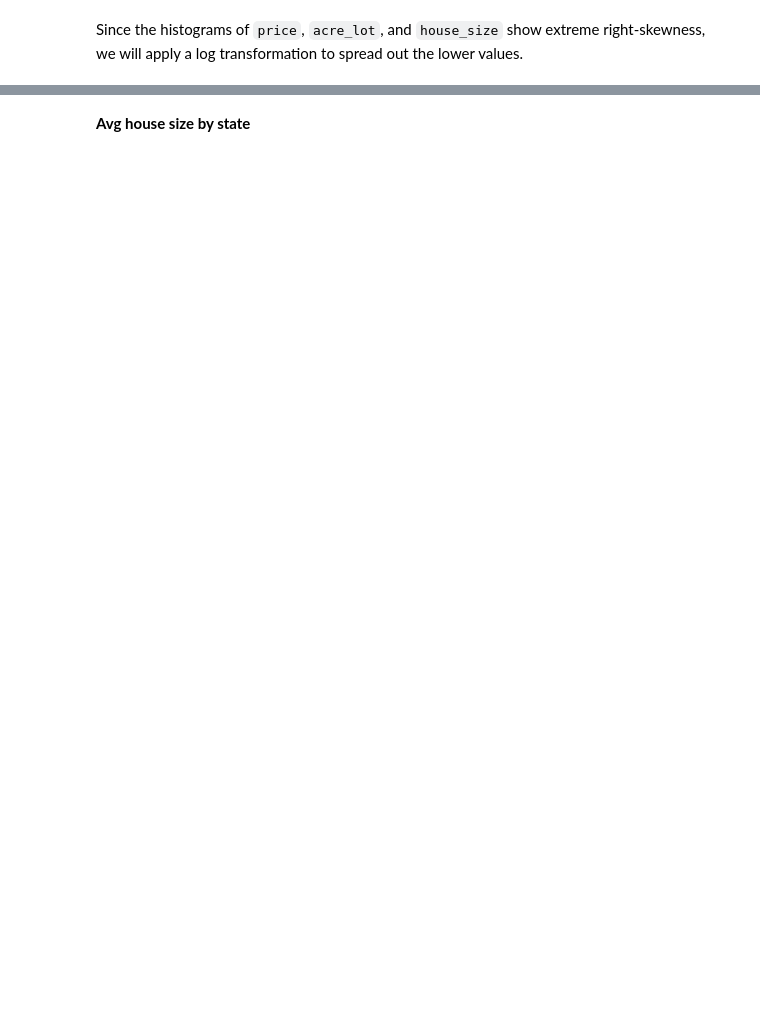
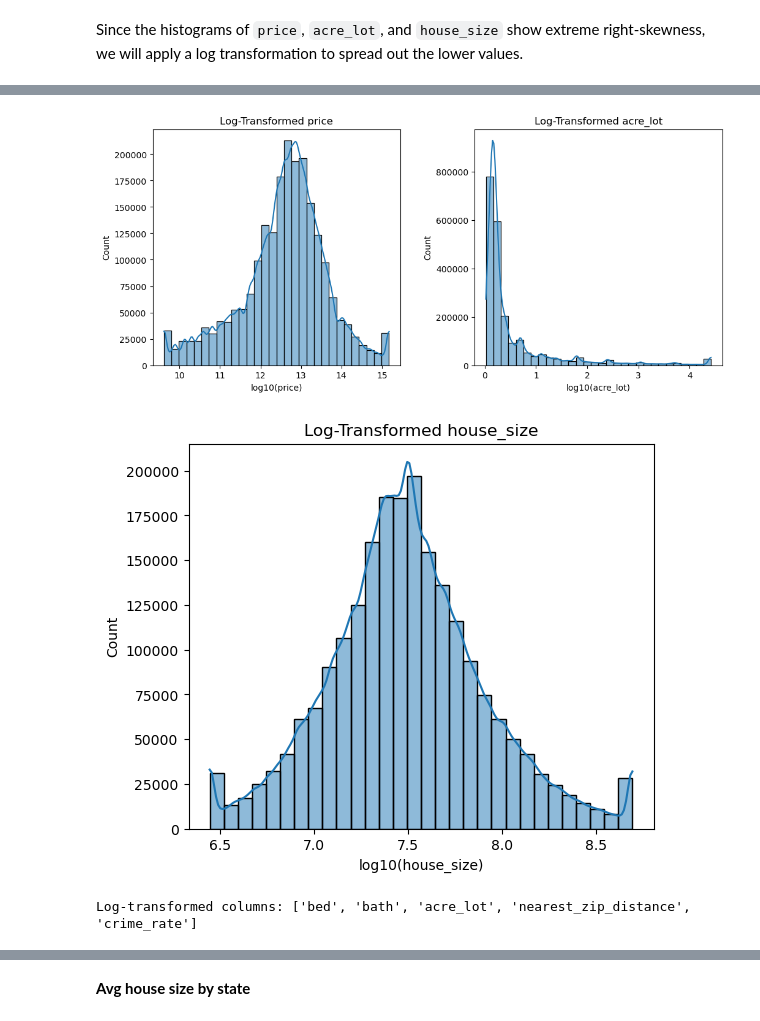
Before and after one commit to SatrunsDream/DSC148-Project, a Jupyter notebook: Case_Study.ipynb, the cells around one changed output, grey strips where cells are left out. Saved outputs shown, nothing was run; the diff lists cells and outputs as text; code cells hidden in the pictures; blank space fills up the shorter version.

```diff
--- a/Case_Study.ipynb
+++ b/Case_Study.ipynb
@@ -1239,0 +1199,35 @@ for i in outlier_list:
+# %%
+# Plotting log-transformed standardized values for 'price' and 'acre_lot'
+fig, axes = plt.subplots(1, 2, figsize=(12, 5))
+fig.subplots_adjust(hspace=0.4, wspace=0.3)
+
+for ax, col in zip(axes.flatten(), ['price', 'acre_lot']):
+    # Plot log-transformed standardized values
+    sns.histplot(data=realtor_data_copy, x=np.log1p(realtor_data_copy[col]), kde=True, bins=30, ax=ax)
+    ax.set_title(f"Log-Transformed {col}")
+    ax.set_xlabel(f"log10({col})")
+
+plt.show()
+
+# Plotting for 'house_size'
+fig, ax = plt.subplots(figsize=(6, 5))
+sns.histplot(data=realtor_data_copy, x=np.log1p(realtor_data_copy['house_size']), kde=True, bins=30)
+ax.set_title("Log-Transformed house_size")
+ax.set_xlabel("log10(house_size)")
+plt.show()
+# %% [output]
+[figure, added]
+[figure, added]
+# %%
+# Ensure only numeric columns are considered
+numeric_cols = realtor_data.select_dtypes(include=['number']).columns
+
+# Compute skewness only for numeric columns
+skewed_cols = numeric_cols[realtor_data[numeric_cols].skew() > 2].tolist()
+
+# Apply log transformation for highly skewed columns
+realtor_data[skewed_cols] = realtor_data[skewed_cols].apply(lambda x: np.log1p(x))
+
+print(f"Log-transformed columns: {skewed_cols}")
+# %% [output]
+Log-transformed columns: ['bed', 'bath', 'acre_lot', 'nearest_zip_distance', 'crime_rate']
```
Also changed, not shown: parts of 44 cells of this notebook.
